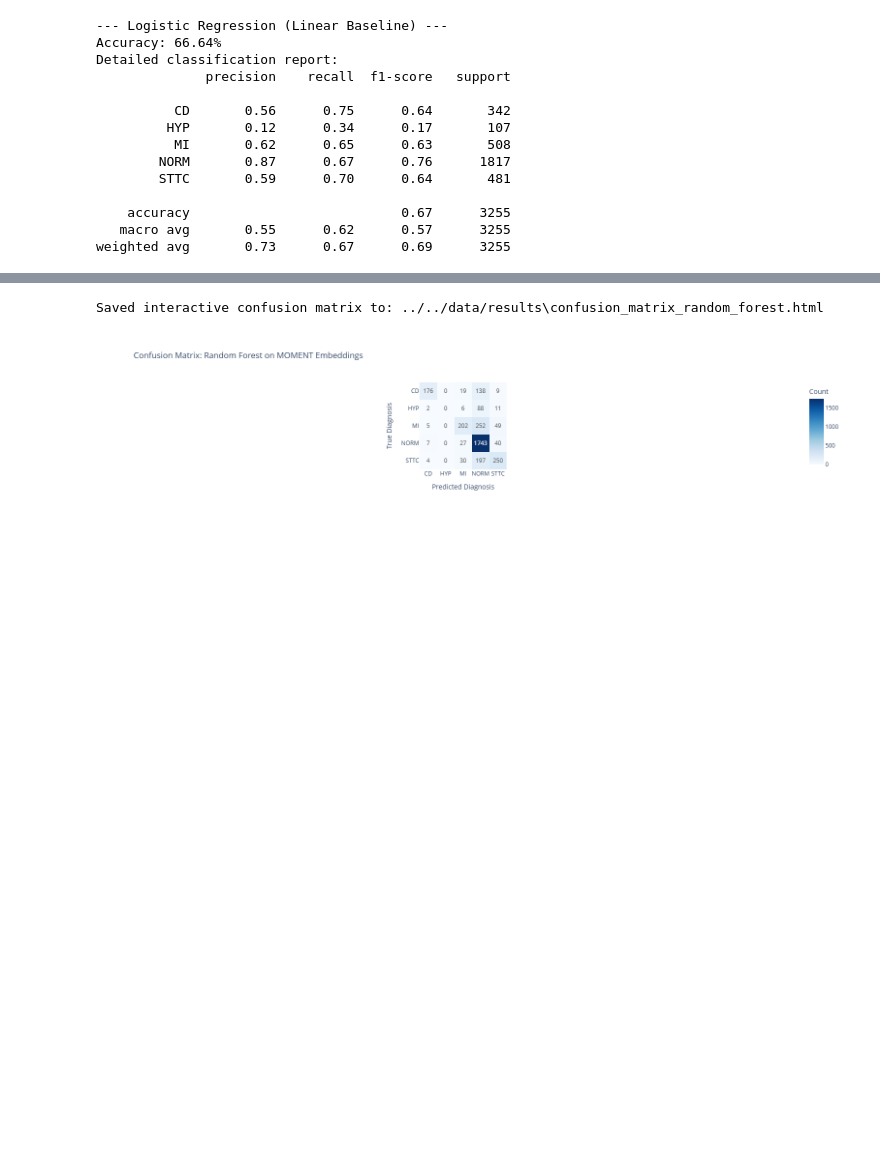
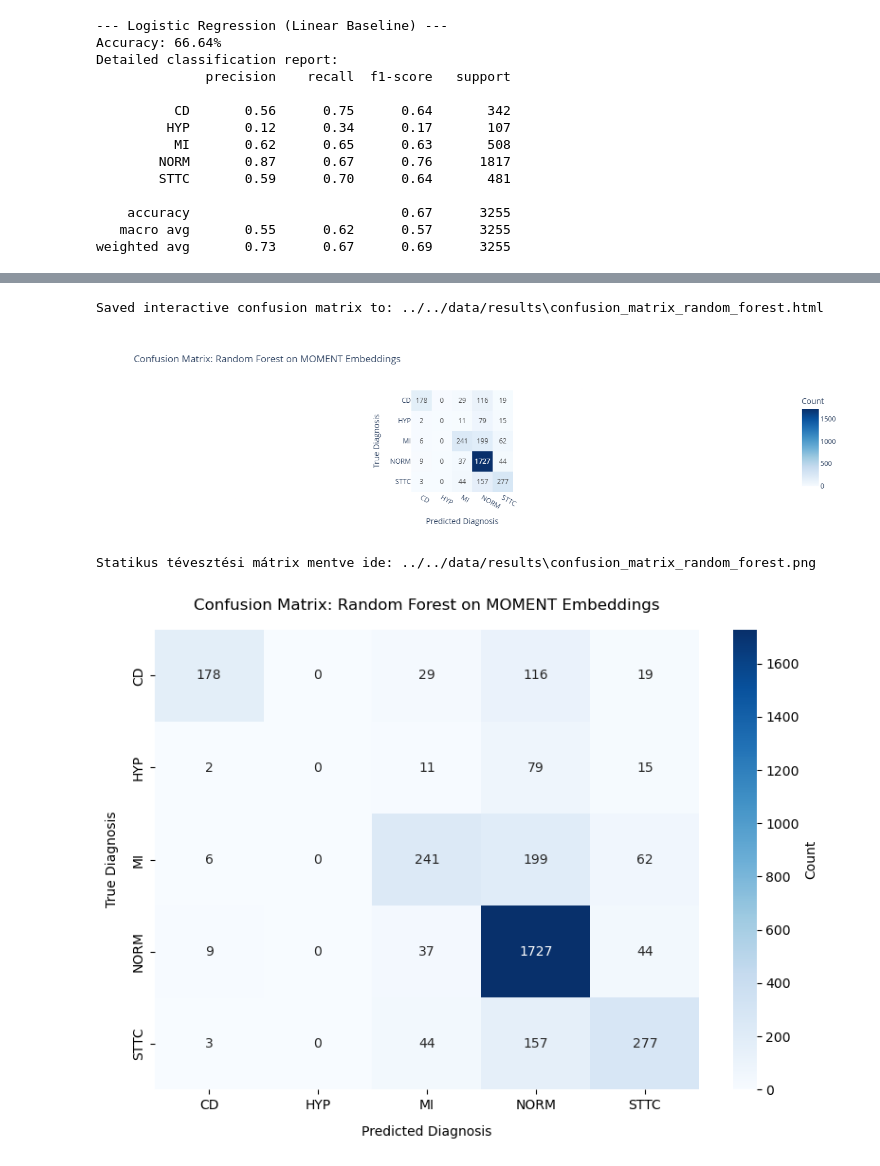
Before and after one commit to Gvince04/Szakdolgozat, a Jupyter notebook: pipeline_scripts/data_classification/data_classification.ipynb, the cells around one changed output, grey strips where cells are left out. Saved outputs shown, nothing was run; the diff lists cells and outputs as text; code cells hidden in the pictures; blank space fills up the shorter version.

```diff
--- a/pipeline_scripts/data_classification/data_classification.ipynb
+++ b/pipeline_scripts/data_classification/data_classification.ipynb
@@ -126,7 +126,7 @@ weighted avg       0.73      0.67      0.69      3255
 # %%
 print("--- Random Forest (Non-Linear Baseline) ---")
 
-rf_model = RandomForestClassifier(n_estimators = 100, random_state = 42, class_weight = "balanced", n_jobs = 1) # balanced átállítása, mondjuk tanuló adatbázis alapján
+rf_model = RandomForestClassifier(n_estimators = 100, random_state = 42, n_jobs = 1)
 rf_model.fit(X_train, y_train)
 
 rf_pred = rf_model.predict(X_test)
@@ -181,4 +181,31 @@ Saved interactive confusion matrix to: ../../data/results\confusion_matrix_logis
 plot_confusion_matrix(y_test, rf_pred, rf_model.classes_, "Random Forest")
 # %% [output]
 Saved interactive confusion matrix to: ../../data/results\confusion_matrix_random_forest.html
-[figure, old version]
+[figure, new version]
+# %%
+import matplotlib.pyplot as plt
+import seaborn as sns
+from sklearn.metrics import confusion_matrix
+import os
+
+cm = confusion_matrix(y_test, rf_pred, labels=rf_model.classes_)
+
+plt.figure(figsize=(8, 6))
+sns.heatmap(cm, annot=True, fmt='d', cmap='Blues',
+            xticklabels=rf_model.classes_,
+            yticklabels=rf_model.classes_,
+            cbar_kws={'label': 'Count'})
+
+plt.title('Confusion Matrix: Random Forest on MOMENT Embeddings', pad=15)
+plt.xlabel('Predicted Diagnosis', labelpad=10)
+plt.ylabel('True Diagnosis', labelpad=10)
+plt.tight_layout()
+
+cm_path_png = os.path.join(OUTPUT_DIR, "confusion_matrix_random_forest.png")
+plt.savefig(cm_path_png, dpi=300, bbox_inches='tight')
+print(f"Statikus tévesztési mátrix mentve ide: {cm_path_png}")
+
+plt.show()
+# %% [output]
+Statikus tévesztési mátrix mentve ide: ../../data/results\confusion_matrix_random_forest.png
+[figure, added]
```
Also changed, not shown: parts of 2 cells of this notebook, 2 other files.
